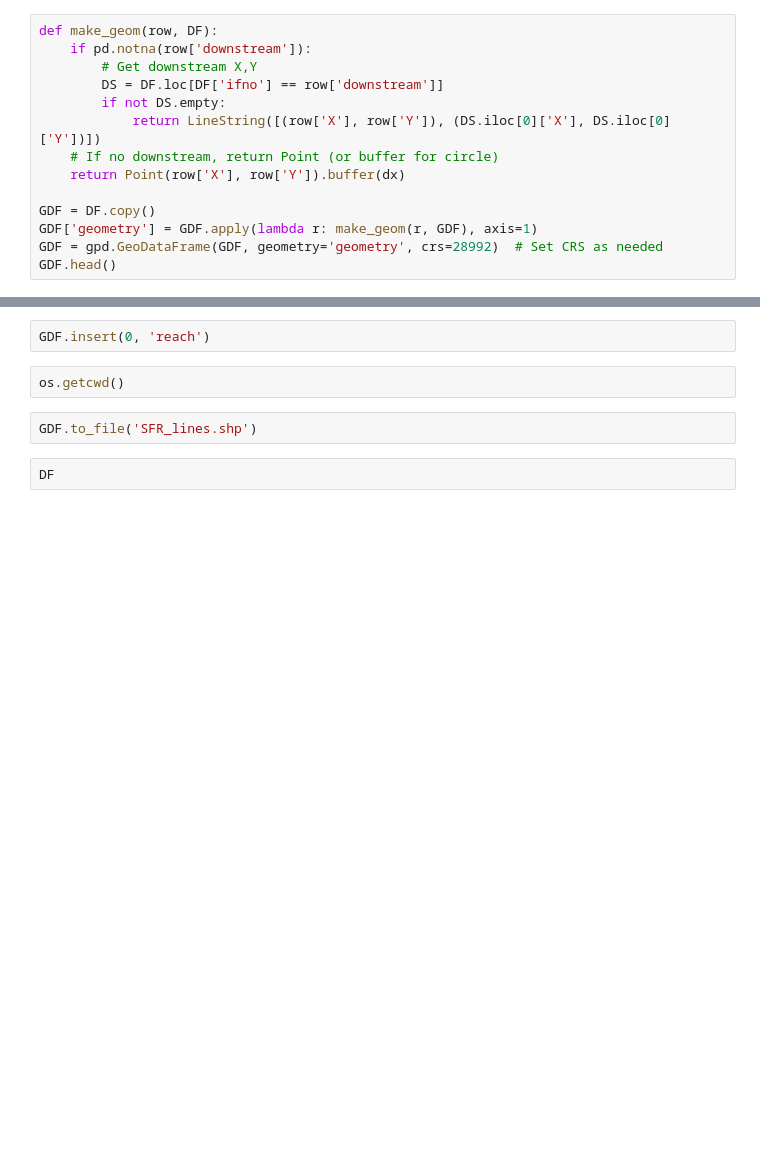
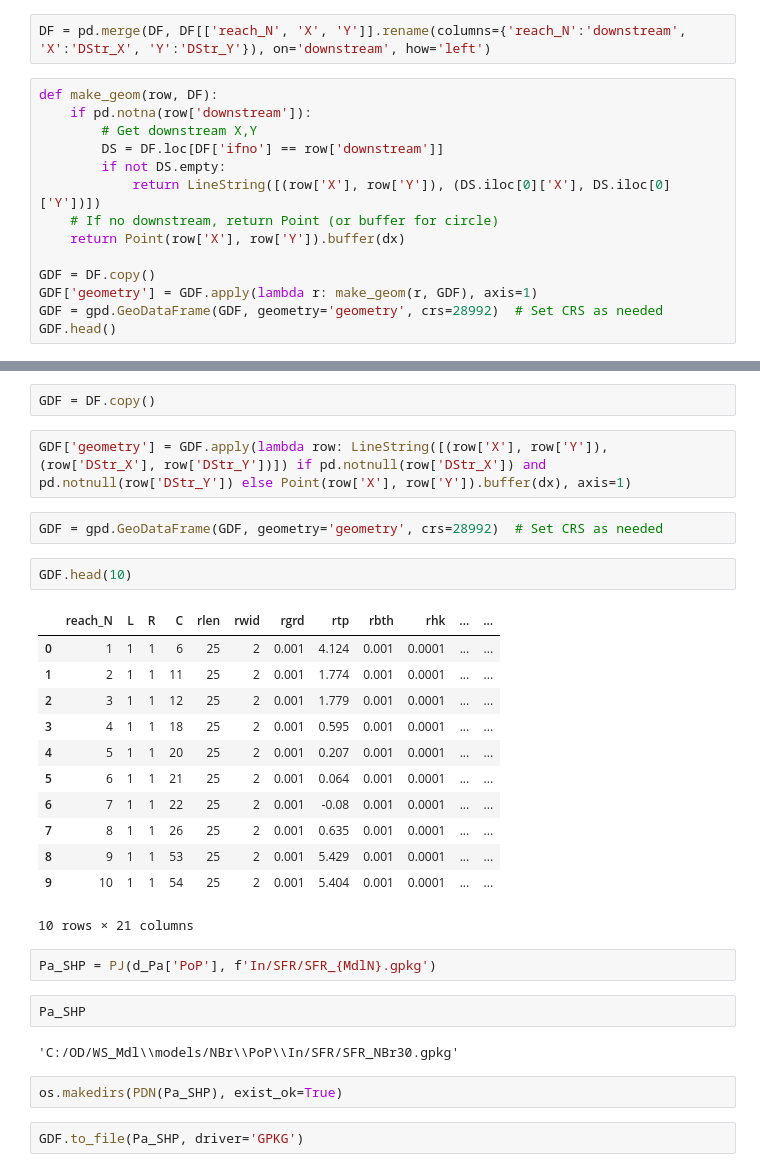
Before and after one commit to Ydrolog/WS_Mdl, a Jupyter notebook: code/Jupyter/PrP/SFRmaker/Sim_SFR_to_SHP_dev.ipynb, the cells around one changed output, grey strips where cells are left out. Drawn from its saved outputs; the diff is of its cells as text; blank space fills up the shorter version.

```diff
--- a/code/Jupyter/PrP/SFRmaker/Sim_SFR_to_SHP_dev.ipynb
+++ b/code/Jupyter/PrP/SFRmaker/Sim_SFR_to_SHP_dev.ipynb
@@ -103,3 +176,5 @@ DF = pd.merge(DF_PkgDt, DF_Conn[['reach', 'downstream']], left_on='ifno', right_
+# %%
+DF = pd.merge(DF, DF[['reach_N', 'X', 'Y']].rename(columns={'reach_N':'downstream', 'X':'DStr_X', 'Y':'DStr_Y'}), on='downstream', how='left')
 # %%
 def make_geom(row, DF):
     if pd.notna(row['downstream']):
@@ -119,8 +192,31 @@ GDF.head()
-# %%
-GDF.insert(0, 'reach')
-# %%
-os.getcwd()
+# %%
+GDF = DF.copy()
+# %%
+GDF['geometry'] = GDF.apply(lambda row: LineString([(row['X'], row['Y']), (row['DStr_X'], row['DStr_Y'])]) if pd.notnull(row['DStr_X']) and pd.notnull(row['DStr_Y']) else Point(row['X'], row['Y']).buffer(dx), axis=1)
+# %%
+GDF = gpd.GeoDataFrame(GDF, geometry='geometry', crs=28992)  # Set CRS as needed
+# %%
+GDF.head(10)
+# %% [output]
+|  | reach_N | L | R | C | rlen | rwid | rgrd | rtp | rbth | rhk | ... | ... |
+| 0 | 1 | 1 | 1 | 6 | 25 | 2 | 0.001 | 4.124 | 0.001 | 0.0001 | ... | ... |
+| 1 | 2 | 1 | 1 | 11 | 25 | 2 | 0.001 | 1.774 | 0.001 | 0.0001 | ... | ... |
+| 2 | 3 | 1 | 1 | 12 | 25 | 2 | 0.001 | 1.779 | 0.001 | 0.0001 | ... | ... |
+| 3 | 4 | 1 | 1 | 18 | 25 | 2 | 0.001 | 0.595 | 0.001 | 0.0001 | ... | ... |
+| 4 | 5 | 1 | 1 | 20 | 25 | 2 | 0.001 | 0.207 | 0.001 | 0.0001 | ... | ... |
+| 5 | 6 | 1 | 1 | 21 | 25 | 2 | 0.001 | 0.064 | 0.001 | 0.0001 | ... | ... |
+| 6 | 7 | 1 | 1 | 22 | 25 | 2 | 0.001 | -0.08 | 0.001 | 0.0001 | ... | ... |
+| 7 | 8 | 1 | 1 | 26 | 25 | 2 | 0.001 | 0.635 | 0.001 | 0.0001 | ... | ... |
+| 8 | 9 | 1 | 1 | 53 | 25 | 2 | 0.001 | 5.429 | 0.001 | 0.0001 | ... | ... |
+| 9 | 10 | 1 | 1 | 54 | 25 | 2 | 0.001 | 5.404 | 0.001 | 0.0001 | ... | ... |
+10 rows × 21 columns
+# %%
+Pa_SHP = PJ(d_Pa['PoP'], f'In/SFR/SFR_{MdlN}.gpkg')
+# %%
+Pa_SHP
+# %% [output]
+'C:/OD/WS_Mdl\\models/NBr\\PoP\\In/SFR/SFR_NBr30.gpkg'
+# %%
+os.makedirs(PDN(Pa_SHP), exist_ok=True)
 # %%
-GDF.to_file('SFR_lines.shp')
+GDF.to_file(Pa_SHP, driver='GPKG')
-# %%
-DF
```
Also changed, not shown: parts of 14 cells of this notebook, 3 other files.
